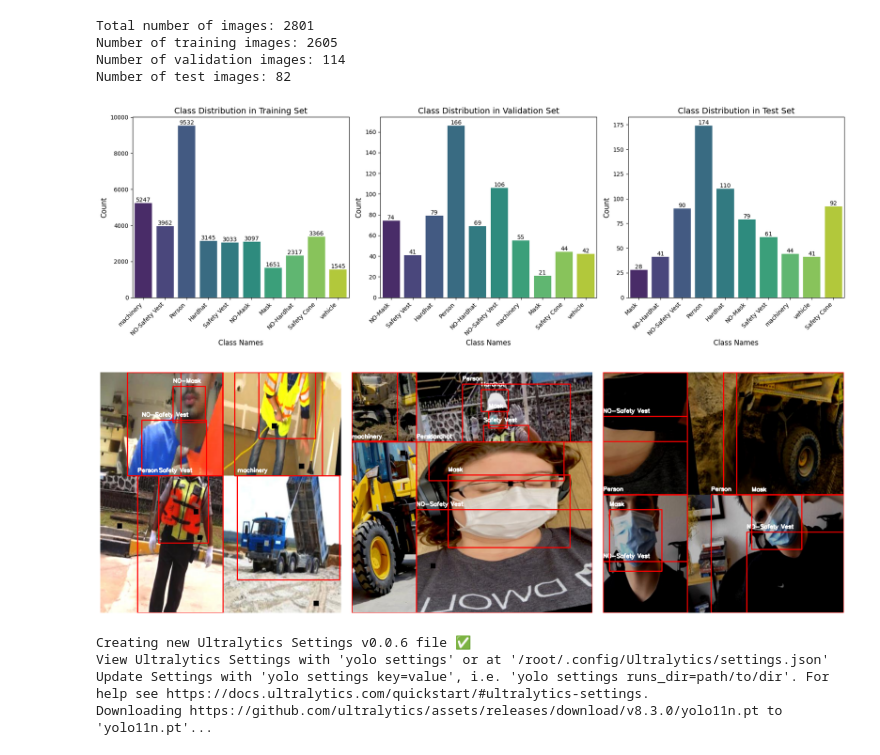
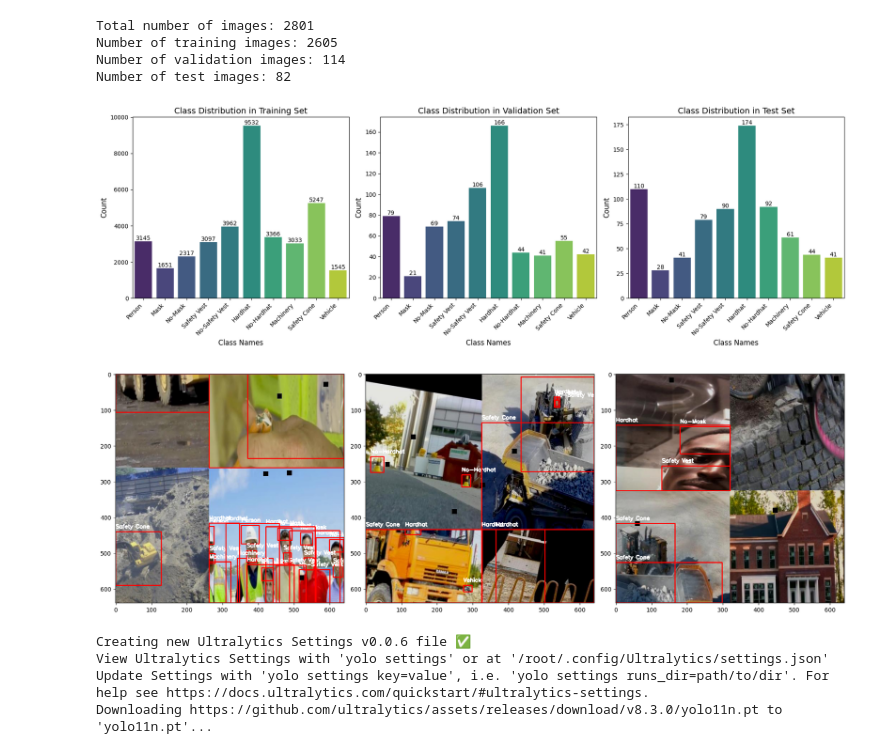
Before and after one commit to skumbham/PPE-Detection-Using-Yolo11, a Jupyter notebook: Code.ipynb, the cells around one changed output. Cells and saved outputs as stored; diff of their text form; code cells hidden in the pictures.

```diff
--- a/Code.ipynb
+++ b/Code.ipynb
@@ -84,13 +88,13 @@ Number of validation images: 114
 Number of test images: 82
 # %%
 from collections import Counter
+import os
 import matplotlib.pyplot as plt
 import seaborn as sns
 
 # Function to count the classes in the YOLO annotation files
 def count_classes(annotations_path, class_names):
-    class_counter = Counter()
-
+    class_counter = Counter({class_name: 0 for class_name in class_names})  # Initialize to include all classes
     for label_file in os.listdir(annotations_path):
         if label_file.endswith('.txt'):
             file_path = os.path.join(annotations_path, label_file)
@@ -98,12 +102,13 @@ def count_classes(annotations_path, class_names):
                 for line in file:
                     class_id = int(line.split()[0])
                     class_counter[class_names[class_id]] += 1
-
     return class_counter
 
 # Function to handle subplots
-def plot_class_distribution_subplot(ax, class_counts, dataset_type):
-    bars = sns.barplot(x=list(class_counts.keys()), y=list(class_counts.values()), palette="viridis", ax=ax)
+def plot_class_distribution_subplot(ax, class_counts, dataset_type, class_names):
+    # Align the counts with the fixed order of class_names
+    counts_ordered = [class_counts[class_name] for class_name in class_names]
+    bars = sns.barplot(x=class_names, y=counts_ordered, palette="viridis", ax=ax)
     ax.set_title(f'Class Distribution in {dataset_type} Set', fontsize=14)
     ax.set_xlabel('Class Names', fontsize=12)
     ax.set_ylabel('Count', fontsize=12)
@@ -114,53 +119,57 @@ def plot_class_distribution_subplot(ax, class_counts, dataset_type):
         bar_height = bar.get_height()
         ax.text(bar.get_x() + bar.get_width() / 2, bar_height, f'{int(bar_height)}', ha='center', va='bottom', fontsize=10)
 
+# List of class names in the desired order
+class_names = ['Person', 'Mask', 'No-Mask', 'Safety Vest', 'No-Safety Vest', 'Hardhat', 'No-Hardhat', 'Machinery', 'Safety Cone', 'Vehicle']
+
+# Count classes for each dataset
 train_class_counts = count_classes(train_annotations_path, class_names)
 val_class_counts = count_classes(val_annotations_path, class_names)
 test_class_counts = count_classes(test_annotations_path, class_names)
 
 # Plot
-fig, axs = plt.subplots(1, 3, figsize=(18,6))
-plot_class_distribution_subplot(axs[0], train_class_counts, 'Training')
-plot_class_distribution_subplot(axs[1], val_class_counts, 'Validation')
-plot_class_distribution_subplot(axs[2], test_class_counts, 'Test')
+fig, axs = plt.subplots(1, 3, figsize=(18, 6))
+plot_class_distribution_subplot(axs[0], train_class_counts, 'Training', class_names)
+plot_class_distribution_subplot(axs[1], val_class_counts, 'Validation', class_names)
+plot_class_distribution_subplot(axs[2], test_class_counts, 'Test', class_names)
 
 # Adjust layout
 plt.tight_layout()
 plt.show()
 # %% [output]
-[figure, old version]
+[figure, new version]
 # %%
 import cv2
 import random
 
 # Display images with bounding boxes and annotated labels from YOLO format
 def display_images_with_boxes(images_path, annotations_path, class_names, num_images=3):
     selected_images = random.sample([f for f in os.listdir(images_path) if f.endswith(('.png', '.jpg', '.jpeg'))], num_images)
     fig, axs = plt.subplots(1, num_images, figsize=(18, 6))
 
     for i, image_file in enumerate(selected_images):
         # Load the image
         image = cv2.cvtColor(cv2.imread(os.path.join(images_path, image_file)), cv2.COLOR_BGR2RGB)
 
         # Read bounding boxes and draw them
         with open(os.path.join(annotations_path, os.path.splitext(image_file)[0] + '.txt')) as file:
             for line in file:
                 class_id, x_center, y_center, bbox_width, bbox_height = map(float, line.split())
                 x1, y1 = int((x_center - bbox_width / 2) * image.shape[1]), int((y_center - bbox_height / 2) * image.shape[0])
                 x2, y2 = int((x_center + bbox_width / 2) * image.shape[1]), int((y_center + bbox_height / 2) * image.shape[0])
                 cv2.rectangle(image, (x1, y1), (x2, y2), (255, 0, 0), 2)
                 cv2.putText(image, class_names[int(class_id)], (x1, y1 - 10), cv2.FONT_HERSHEY_SIMPLEX, 0.5, (255, 255, 255), 2)
 
         axs[i].imshow(image)
-        axs[i].axis('off')
+        axs[i].axis('on')
 
     plt.tight_layout()
     plt.show()
 
 # Call the function to display three images with bounding boxes and labels
 display_images_with_boxes(train_images_path, train_annotations_path, class_names, num_images=3)
 # %% [output]
-[figure, old version]
+[figure, new version]
 # %%
 # Import the Pre-Trained Model
 from ultralytics import YOLO
```
Also changed, not shown: parts of 7 cells of this notebook.
